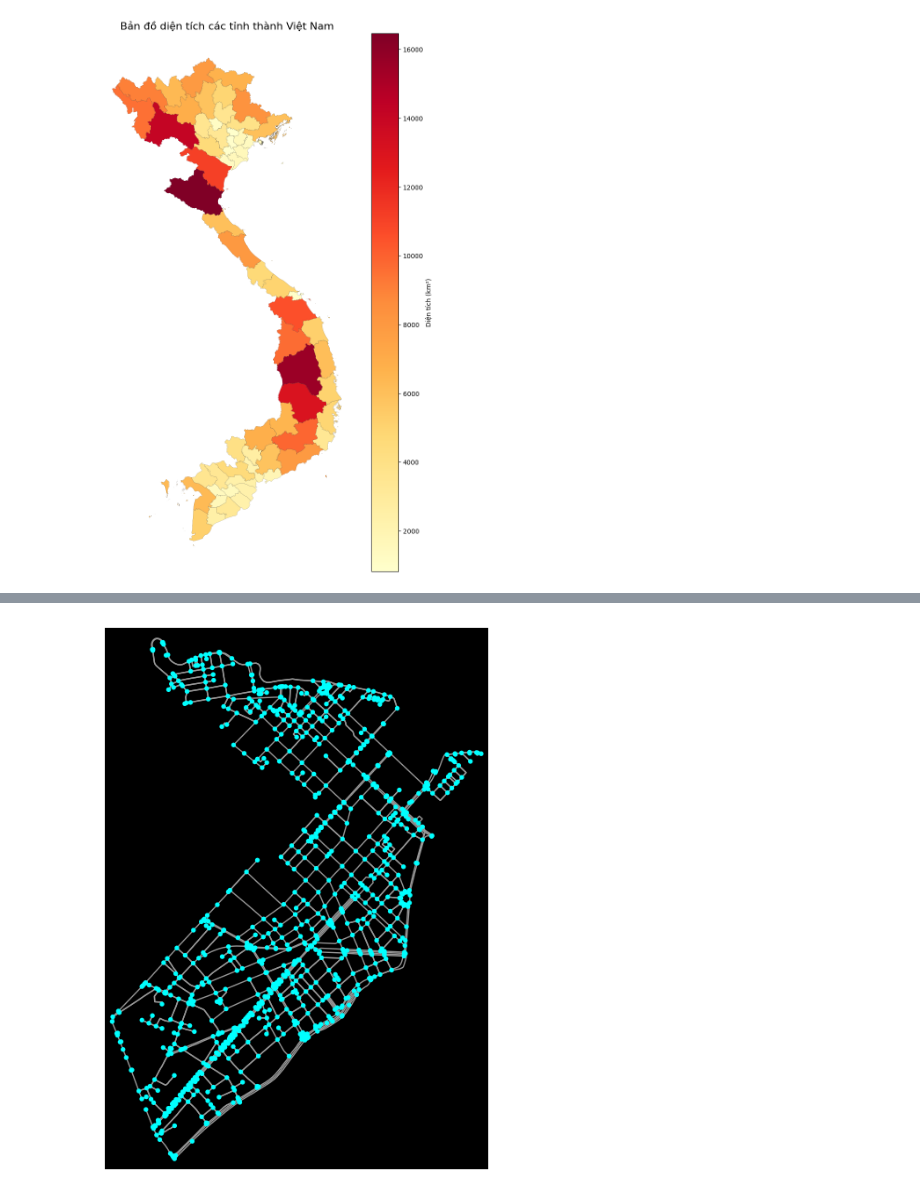
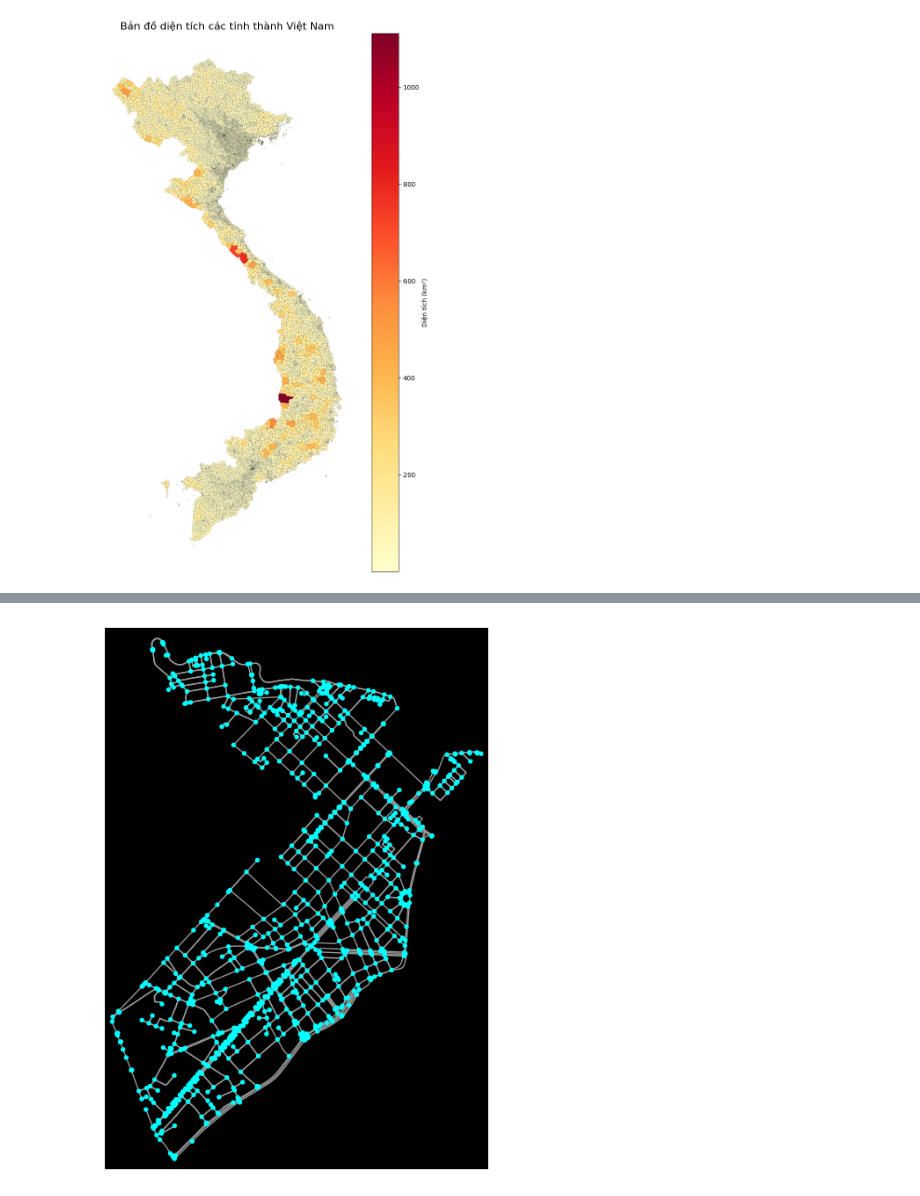
Before and after one commit to LuanBui1801/Bai-Tap-AI-Bui-Thanh-Luan-, a Jupyter notebook: Homework.ipynb, the cells around one changed output, grey strips where cells are left out. Drawn from its saved outputs; the diff is of its cells as text; code cells hidden in the pictures.

```diff
--- a/Homework.ipynb
+++ b/Homework.ipynb
@@ -87,29 +105,29 @@ m
 # %%
 import geopandas as gpd     #23.4
 import matplotlib.pyplot as plt
 try:
-    vietnam_provinces = gpd.read_file("/content/gadm41_VNM_1.json")
+    vietnam_provinces = gpd.read_file("/content/gadm41_VNM_3.json")
     vietnam_provinces = vietnam_provinces.to_crs(epsg=3405)
     vietnam_provinces['area_km2'] = vietnam_provinces['geometry'].area / 10**6
     fig, ax = plt.subplots(1, 1, figsize=(10, 15))
     vietnam_provinces.plot(
         column='area_km2',
         ax=ax,
         legend=True,
         cmap='YlOrRd',
         legend_kwds={'label': "Diện tích (km²)", 'orientation': "vertical"},
         edgecolor='black',
         linewidth=0.1
     )
     plt.title("Bản đồ diện tích các tỉnh thành Việt Nam", fontsize=16)
     ax.set_axis_off()
 
     plt.show()
 
 except Exception as e:
     print(f"Đã xảy ra lỗi khi tải hoặc xử lý dữ liệu: {e}")
 # %% [output]
-[figure, old version]
+[figure, new version]
 # %%
 import folium      #23.5
 trung_tam_coords = [10.7769, 106.7009]
```
Also changed, not shown: parts of 5 cells of this notebook.
